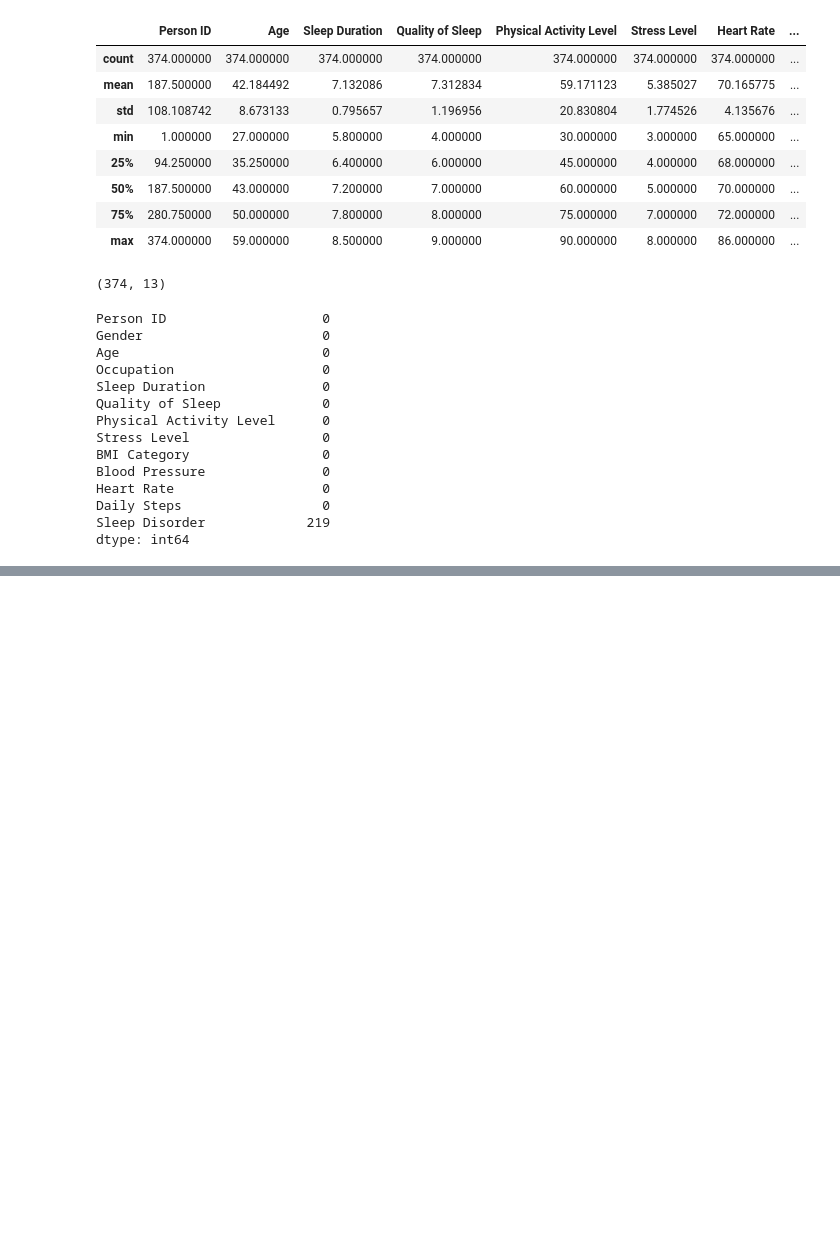
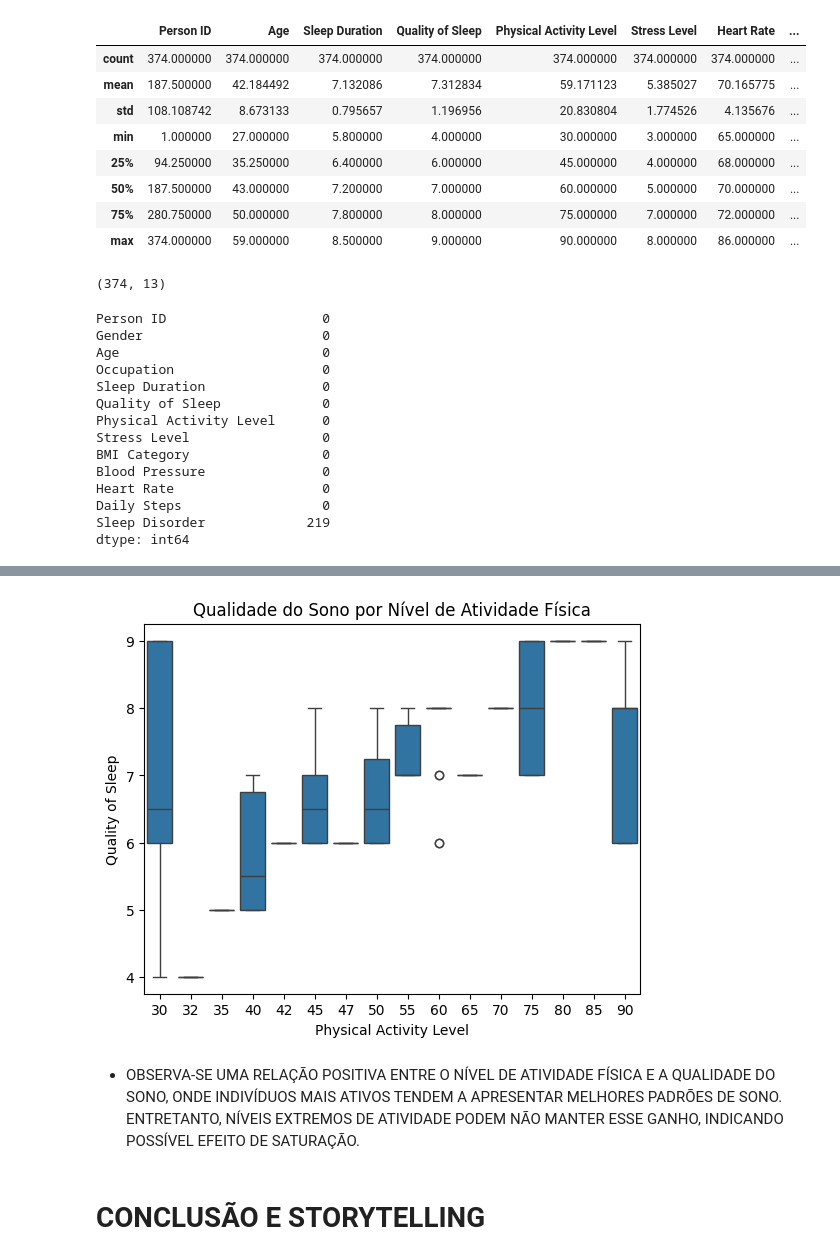
Before and after one commit to AgathaAlmeida7/analise-de-habitos-bem-estar, a Jupyter notebook: notebooks/01_exploracao_inicial.ipynb, the cells around one changed output, grey strips where cells are left out. Saved outputs shown, nothing was run; the diff lists cells and outputs as text; code cells hidden in the pictures; blank space fills up the shorter version.

```diff
--- a/notebooks/01_exploracao_inicial.ipynb
+++ b/notebooks/01_exploracao_inicial.ipynb
@@ -108,0 +377,12 @@ dtype: int64
+# %%
+# RELAÇÃO ENTRE ATIVIDADE FÍSICA E SONO
+
+sns.boxplot(x="Physical Activity Level", y="Quality of Sleep", data=df)
+plt.title("Qualidade do Sono por Nível de Atividade Física")
+plt.show()
+# %% [output]
+[figure, added]
+# %% [markdown]
+- OBSERVA-SE UMA RELAÇÃO POSITIVA ENTRE O NÍVEL DE ATIVIDADE FÍSICA E A QUALIDADE DO SONO, ONDE INDIVÍDUOS MAIS ATIVOS TENDEM A APRESENTAR MELHORES PADRÕES DE SONO. ENTRETANTO, NÍVEIS EXTREMOS DE ATIVIDADE PODEM NÃO MANTER ESSE GANHO, INDICANDO POSSÍVEL EFEITO DE SATURAÇÃO.
+# %% [markdown]
+# CONCLUSÃO E STORYTELLING
```
Also changed, not shown: parts of 38 cells of this notebook, 2 other files.
